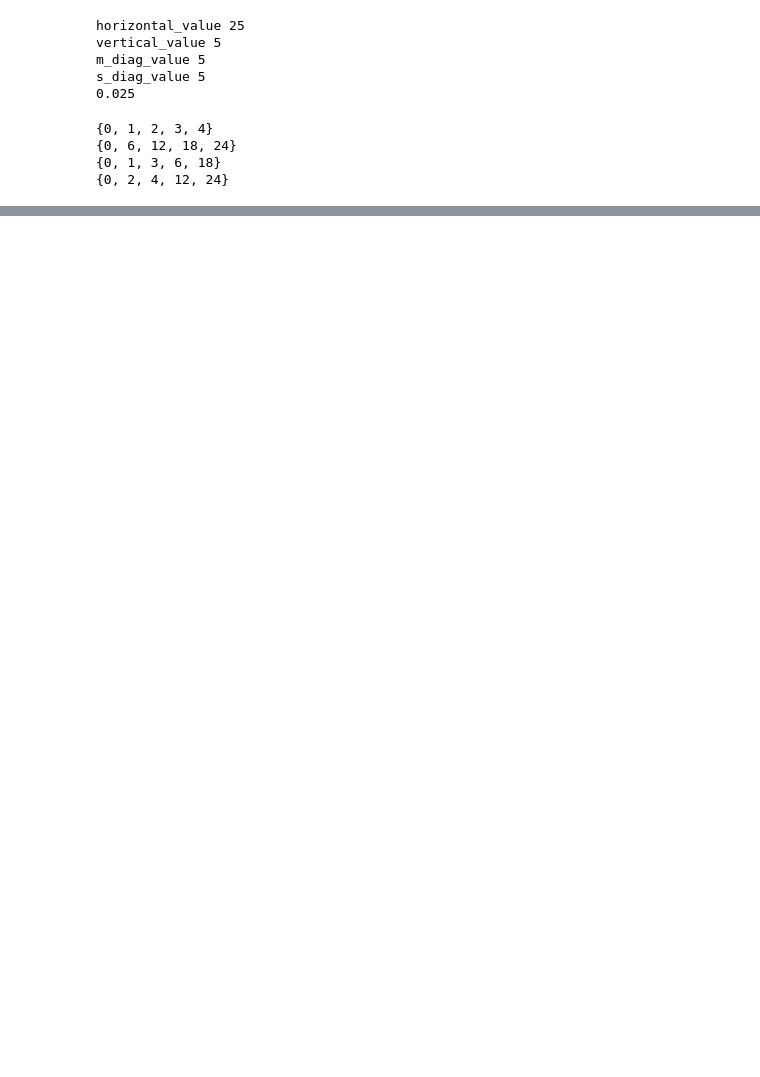
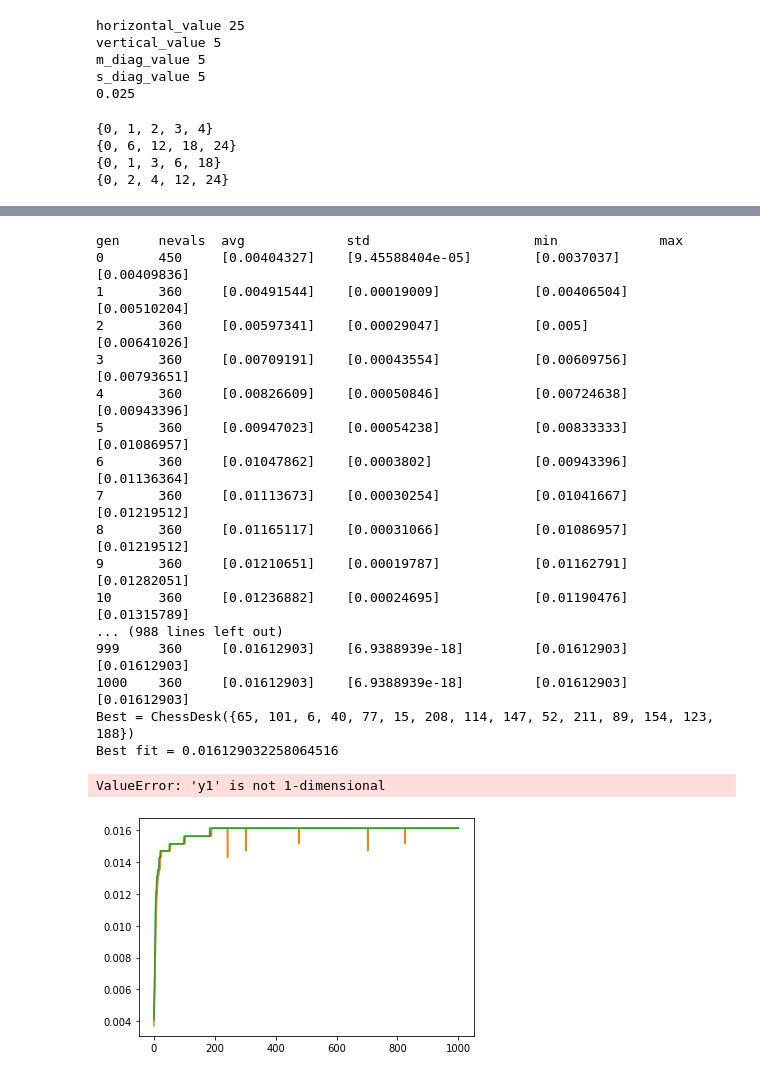
Before and after one commit to vandosik/EvolutionComp, a Jupyter notebook: lab2.ipynb, the cells around one changed output, grey strips where cells are left out. Cells and saved outputs as stored; diff of their text form; code cells hidden in the pictures; blank space fills up the shorter version.

```diff
--- a/lab2.ipynb
+++ b/lab2.ipynb
@@ -205,11 +173,16 @@ def get_random_from_desk(chess_desk) -> int:
             break
     return rnd.choice(tuple(chess_desk)), position
 
+def get_mutations_number(chess_desk) -> int:
+    queens_number: int = len(chess_desk)
+    return queens_number // 10 + 1
+
 def mutation(chess_desk):
-    position_to_remove, position_to_add = get_random_from_desk(chess_desk)
+    for mitation in range(get_mutations_number(chess_desk)):
+        position_to_remove, position_to_add = get_random_from_desk(chess_desk)
 
-    chess_desk.remove(position_to_remove)
-    chess_desk.add(position_to_add)
+        chess_desk.remove(position_to_remove)
+        chess_desk.add(position_to_add)
 
     return chess_desk
 
@@ -259,7 +232,7 @@ class QueenProblem:
         self.engine = base.Toolbox()
         self.engine.register("individual", self.factory)
         # need popsize here?
-        self.engine.register("population", tools.initRepeat, list, self.engine.individual,)
+        self.engine.register("population", tools.initRepeat, list, self.engine.individual)
         self.engine.register("mutate", self.mutation)
         self.engine.register("mate", self.crossover)
         # self.engine.register("select", tools.selNSGA2)
@@ -269,8 +242,8 @@ class QueenProblem:
         self.engine.register("evaluate", self.fitness)
 
     def run(self):
-        pop_size = 5000
-        iterations = 10000
+        pop_size = self.queen_number * 30
+        iterations = 1000
 
         pop = self.engine.population(pop_size)
         hof = tools.HallOfFame(5)
@@ -280,23 +253,22 @@ class QueenProblem:
         stats.register("min", np.min, axis=0)
         stats.register("max", np.max, axis=0)
 
-        algorithms.eaMuPlusLambda(pop, self.engine, mu=pop_size, lambda_=int(pop_size*0.8),
+        pop, log = algorithms.eaMuPlusLambda(pop, self.engine, mu=pop_size, lambda_=int(pop_size*0.8),
                                   cxpb=0.3, mutpb=0.7, stats=stats, halloffame=hof, ngen=iterations)
 
-        return pop, stats, hof
+        print("Best = {}".format(hof[0]))
+        print("Best fit = {}".format(hof[0].fitness.values[0]))
+
+        return pop, log
 # %%
-if __name__ == "__main__":
-    N = 15
-    queen_number = N
-    rnd.seed(10)
-    initial_queen_pool_number = 10000
+def solve_queen_problem(queen_number: int):
+    queen_number = queen_number
+    # rnd.seed(10)
+    initial_queen_pool_number = queen_number * 700
 
     # Only unique
     initial_queen_pool = {rnd.randint(0, queen_number) for i in range(initial_queen_pool_number)}
     problem = QueenProblem(queen_number, list(initial_queen_pool))
-    pop, stats, hof = problem.run()
+    pop, log = problem.run()
 
-    for ind in hof:
-        print("Ind value={} items={}".format(ind.fitness.values[0], len(ind)))
-    best = hof[0]
-    # print(sum([item.weight for item in best]))
+    return pop, log
@@ -321,0 +275,24 @@ KeyboardInterrupt:
+# %%
+pop,log = solve_queen_problem(queen_number = 15)
+
+draw_log(log)
+# %% [output]
+gen     nevals  avg             std                     min             max
+0       450     [0.00404327]    [9.45588404e-05]        [0.0037037]     [0.00409836]
+1       360     [0.00491544]    [0.00019009]            [0.00406504]    [0.00510204]
+2       360     [0.00597341]    [0.00029047]            [0.005]         [0.00641026]
+3       360     [0.00709191]    [0.00043554]            [0.00609756]    [0.00793651]
+4       360     [0.00826609]    [0.00050846]            [0.00724638]    [0.00943396]
+5       360     [0.00947023]    [0.00054238]            [0.00833333]    [0.01086957]
+6       360     [0.01047862]    [0.0003802]             [0.00943396]    [0.01136364]
+7       360     [0.01113673]    [0.00030254]            [0.01041667]    [0.01219512]
+8       360     [0.01165117]    [0.00031066]            [0.01086957]    [0.01219512]
+9       360     [0.01210651]    [0.00019787]            [0.01162791]    [0.01282051]
+10      360     [0.01236882]    [0.00024695]            [0.01190476]    [0.01315789]
+... (988 lines left out)
+999     360     [0.01612903]    [6.9388939e-18]         [0.01612903]    [0.01612903]
+1000    360     [0.01612903]    [6.9388939e-18]         [0.01612903]    [0.01612903]
+Best = ChessDesk({65, 101, 6, 40, 77, 15, 208, 114, 147, 52, 211, 89, 154, 123, 188})
+Best fit = 0.016129032258064516
+ValueError: 'y1' is not 1-dimensional
+[figure, added]
```
Also changed, not shown: parts of 5 cells of this notebook, 3 other files.
